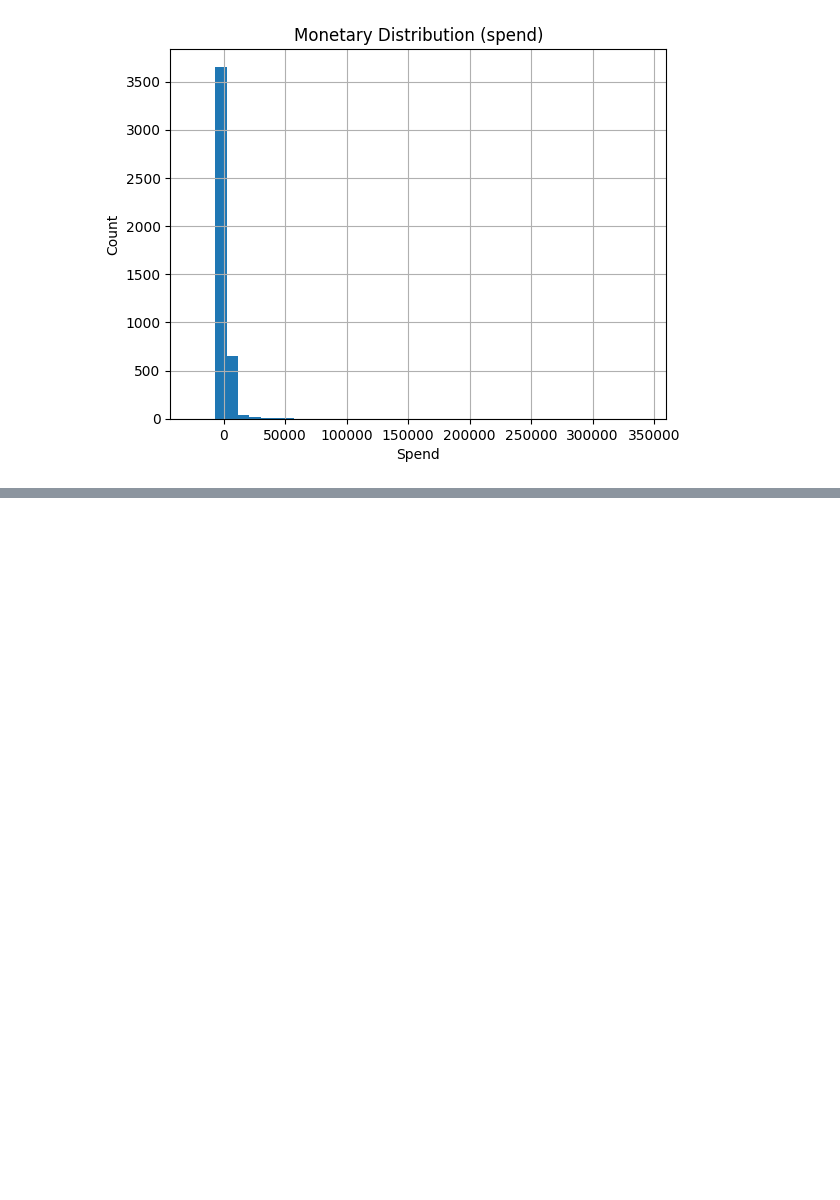
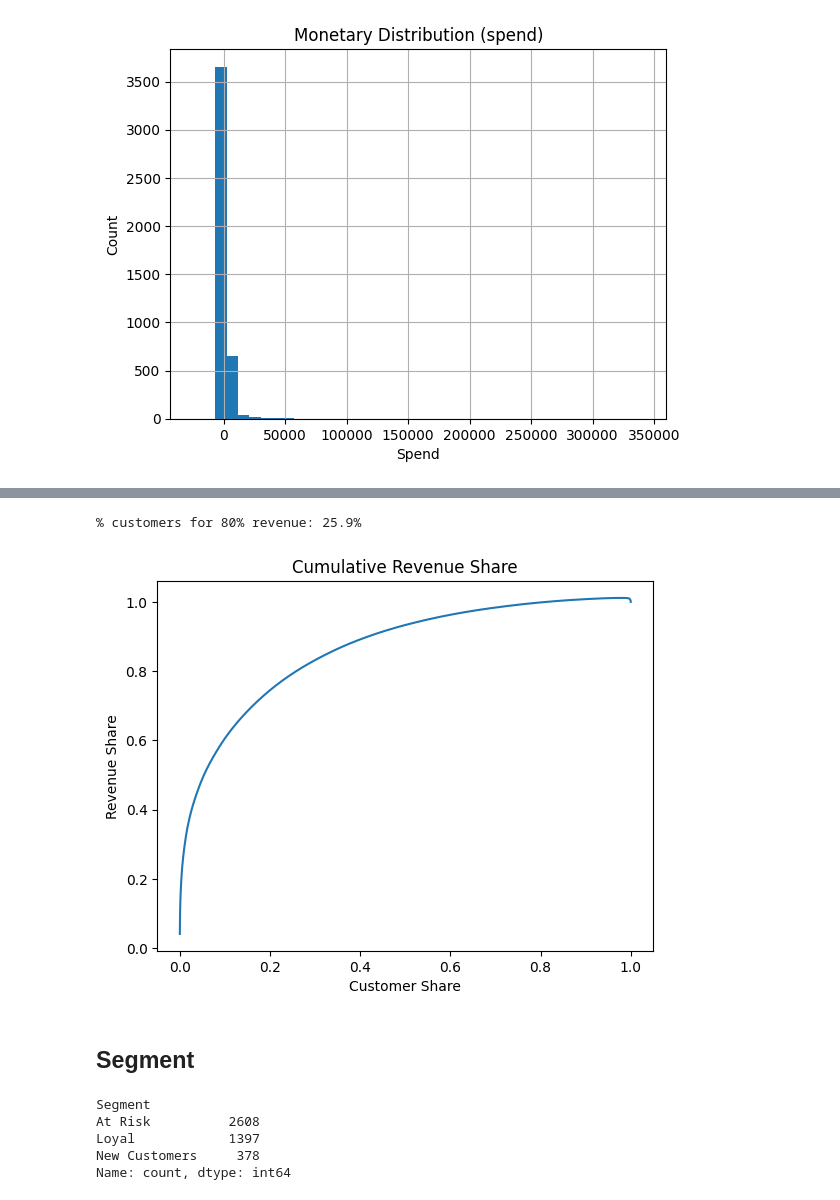
Before and after one commit to mmilannaik/BigOCheatSheet, a Jupyter notebook: MiQ_Customer_Segmentation_RFM.ipynb, the cells around one changed output, grey strips where cells are left out. Drawn from its saved outputs; the diff is of its cells as text; code cells hidden in the pictures; blank space fills up the shorter version.

```diff
--- a/MiQ_Customer_Segmentation_RFM.ipynb
+++ b/MiQ_Customer_Segmentation_RFM.ipynb
@@ -52,7 +56,7 @@ rfm = df.groupby('Customer ID').agg({
     'InvoiceDate': lambda x:(snapshot_date-x.max()).days, #recency
     'Invoice': 'nunique',
     'TotalAmount':'sum'
-})
+}).reset_index()
 
 rfm.rename(columns={'InvoiceDate':'Recency',
                     'Invoice':'Frequency',
@@ -148,0 +174,26 @@ plt.title('Monetary Distribution (spend)'); plt.xlabel('Spend'); plt.ylabel('Cou
+# %%
+rev = rfm[['Customer ID','Monetary']].sort_values('Monetary', ascending=False).reset_index(drop=True)
+rev['cum_revenue'] = rev['Monetary'].cumsum()
+rev['cum_share'] = rev['cum_revenue']/rev['Monetary'].sum()
+rev['cust_share'] = (rev.index+1)/len(rev)
+
+
+pct_cust_80 = rev.loc[rev['cum_share']>=0.8, 'cust_share'].iloc[0]
+print(f"% customers for 80% revenue: {pct_cust_80*100:.1f}%")
+# %% [output]
+% customers for 80% revenue: 25.9%
+# %%
+plt.figure(); plt.plot(rev['cust_share'], rev['cum_share'])
+plt.title('Cumulative Revenue Share'); plt.xlabel('Customer Share'); plt.ylabel('Revenue Share'); plt.show()
+# %% [output]
+[figure, added]
+# %% [markdown]
+## Segment
+# %%
+print(rfm['Segment'].value_counts())
+# %% [output]
+Segment
+At Risk          2608
+Loyal            1397
+New Customers     378
+Name: count, dtype: int64
```
Also changed, not shown: parts of 17 cells of this notebook.
